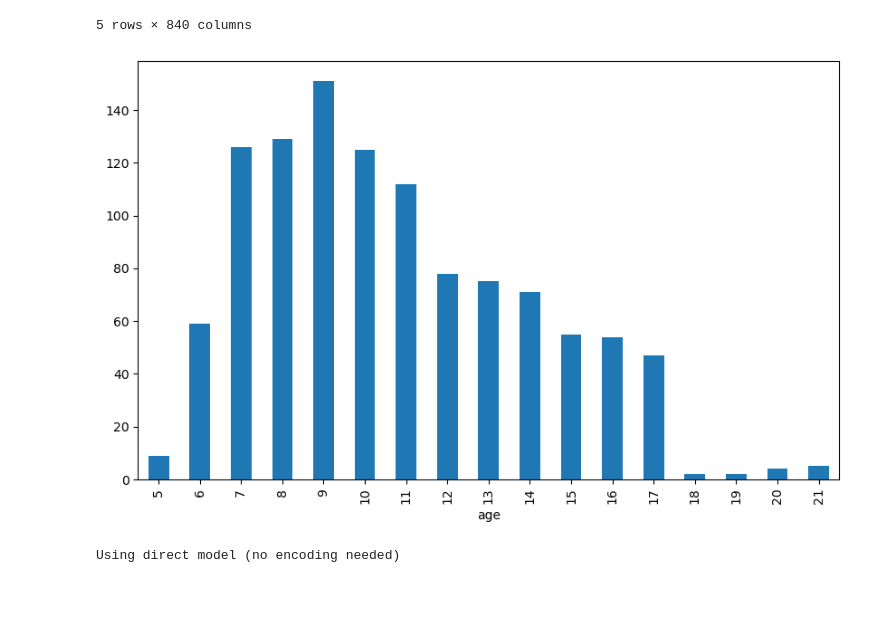
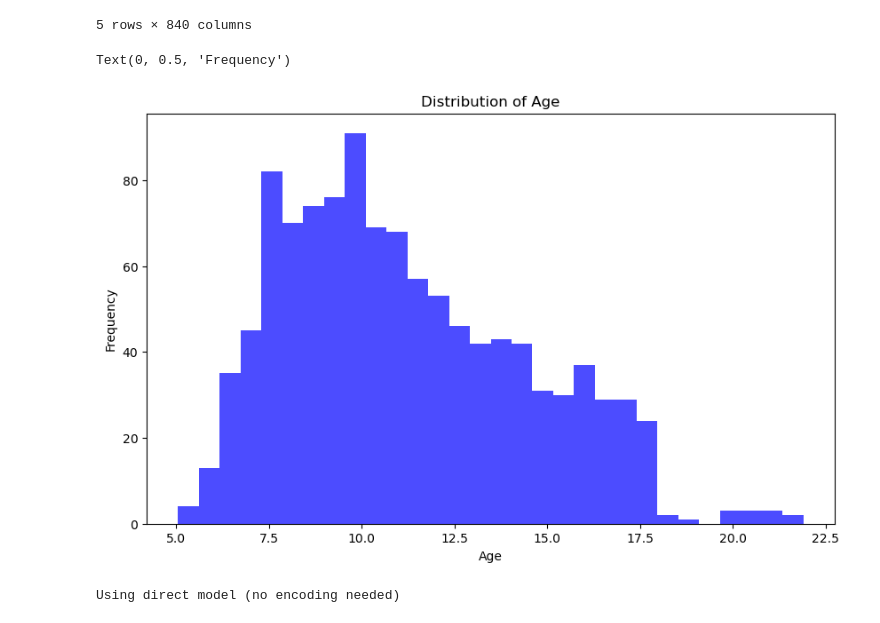
Before and after one commit to yshgboop/WiDS-Project, a Jupyter notebook: modeling.ipynb, the cells around one changed output. Cells and saved outputs as stored; diff of their text form; code cells hidden in the pictures; blank space fills up the shorter version.

```diff
--- a/modeling.ipynb
+++ b/modeling.ipynb
@@ -192,13 +173,15 @@ X_reduced.head()
 | 4 | -29.350947 | 60.884459 | -9.589211 | -31.376408 | 3.002276 | -32.680036 | 23.388874 | -18.001697 | 4.428919 | 13.123581 | ... | ... |
 5 rows × 840 columns
 # %%
-# combine X_reduced with y into a single DataFrame
-X_reduced['age'] = y.values
-X_reduced['age'] = X_reduced['age'].astype(int)  # Convert age to integer type
-X_reduced['age'].value_counts().sort_index().plot(kind='bar', figsize=(10, 6))
-X_reduced.to_csv('df_PCA.csv', index=False)
+# Plot the distribution of the 'age' variable of train_data
+plt.figure(figsize=(10, 6))
+plt.hist(train_data['age'], bins=30, color='blue', alpha=0.7)
+plt.title('Distribution of Age')
+plt.xlabel('Age')
+plt.ylabel('Frequency')
 # %% [output]
+Text(0, 0.5, 'Frequency')
-[figure, old version]
+[figure, new version]
 # %%
 evaluate_regression_model(X_reduced, y)
 # %% [output]
```
Also changed, not shown: parts of 53 cells of this notebook, 2 other files.
